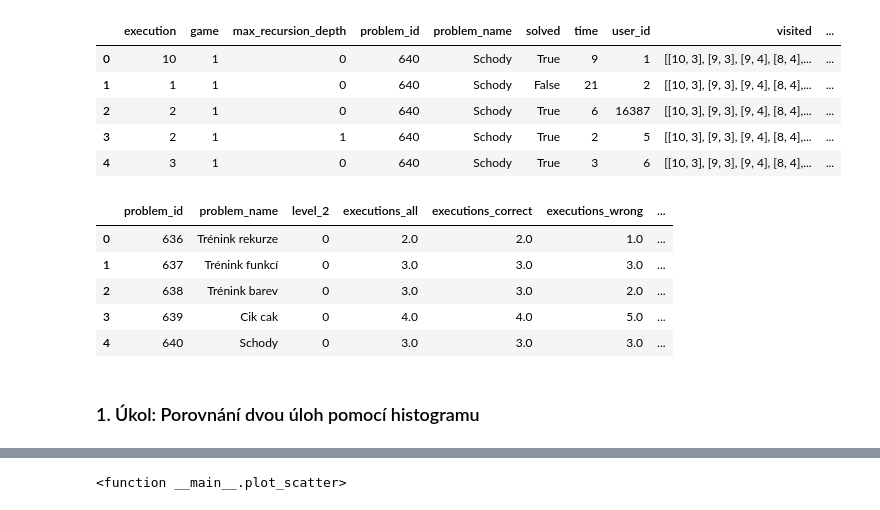
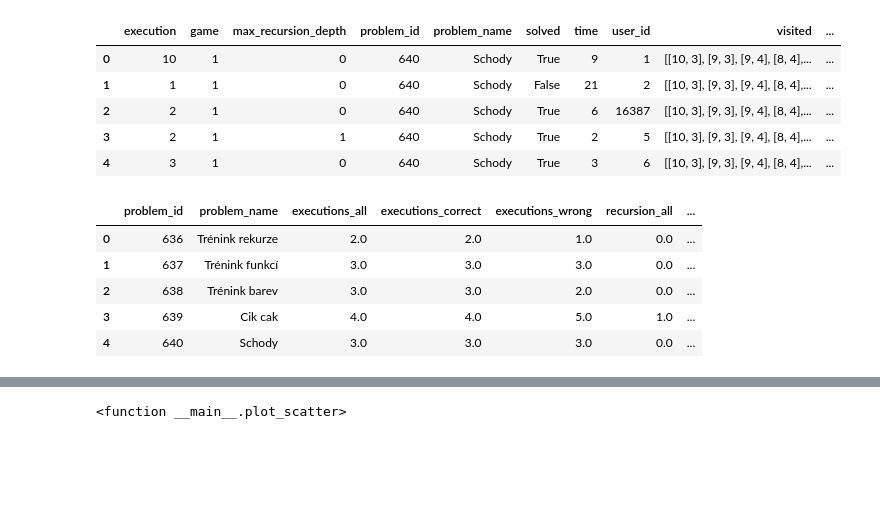
Before and after one commit to adaptive-learning/data-science-workshop, a Jupyter notebook: workshop.ipynb, the cells around one changed output, grey strips where cells are left out. Drawn from its saved outputs; the diff is of its cells as text; code cells hidden in the pictures; blank space fills up the shorter version.

```diff
--- a/workshop.ipynb
+++ b/workshop.ipynb
@@ -55,8 +55,10 @@ programs['visited'] = programs['visited'].apply(
 # %%
 # rovnez se nam bude hodit si ulozit pocet kroku Robotanika
 programs['steps'] = programs['visited'].apply(len)
+# nektere zaznamy casu jsou chybou implementace zaporne
+programs['time'] = programs['time'].apply(lambda x: x if x >= 0 else 0)
 # s casem se casto pracuje na logaritmicke skale
-programs['time_log'] = programs['time'].apply(lambda x: 0 if x == 0 else np.log(x))
+programs['time_log'] = programs['time'].apply(lambda x: np.log(x) if x > 0 else 0)
 # %%
 # nase data tedy vypadaji takto
 programs.head()
@@ -70,32 +72,30 @@ programs.head()
 # %%
 # dale si pripravime data tykajici jednotlivych uloh
 def _apply(group):
     correct = group[group['solved']]
     wrong = group[~group['solved']]
     return pd.DataFrame([{
         'success': group['solved'].mean(),
         'time_all': group['time'].median(),
         'time_correct': correct['time'].median(),
         'time_wrong': wrong['time'].median(),
         'users': len(group['user_id'].unique()),
         'executions_all': group['execution'].median(),
         'executions_correct': correct['execution'].median(),
         'executions_wrong': wrong['execution'].median(),
         'steps_all': group['steps'].mean(),
         'steps_correct': correct['steps'].mean(),
         'steps_wrong': wrong['steps'].mean(),
         'recursion_all': group['max_recursion_depth'].median(),
         'recursion_correct': correct['max_recursion_depth'].median(),
         'recursion_wrong': wrong['max_recursion_depth'].median(),
     }])
-problems = programs.groupby(['problem_id', 'problem_name']).apply(_apply).reset_index()
+problems = programs.groupby(['problem_id', 'problem_name']).apply(_apply).reset_index().drop(['level_2'], axis=1)
 problems.head()
 # %% [output]
-|  | problem_id | problem_name | level_2 | executions_all | executions_correct | executions_wrong | ... |
-| 0 | 636 | Trénink rekurze | 0 | 2.0 | 2.0 | 1.0 | ... |
-| 1 | 637 | Trénink funkcí | 0 | 3.0 | 3.0 | 3.0 | ... |
-| 2 | 638 | Trénink barev | 0 | 3.0 | 3.0 | 2.0 | ... |
-| 3 | 639 | Cik cak | 0 | 4.0 | 4.0 | 5.0 | ... |
-| 4 | 640 | Schody | 0 | 3.0 | 3.0 | 3.0 | ... |
+|  | problem_id | problem_name | executions_all | executions_correct | executions_wrong | recursion_all | ... |
+| 0 | 636 | Trénink rekurze | 2.0 | 2.0 | 1.0 | 0.0 | ... |
+| 1 | 637 | Trénink funkcí | 3.0 | 3.0 | 3.0 | 0.0 | ... |
+| 2 | 638 | Trénink barev | 3.0 | 3.0 | 2.0 | 0.0 | ... |
+| 3 | 639 | Cik cak | 4.0 | 4.0 | 5.0 | 1.0 | ... |
+| 4 | 640 | Schody | 3.0 | 3.0 | 3.0 | 0.0 | ... |
-# %% [markdown]
-### 1. Úkol: Porovnání dvou úloh pomocí histogramu
```
Also changed, not shown: parts of 16 cells of this notebook.
